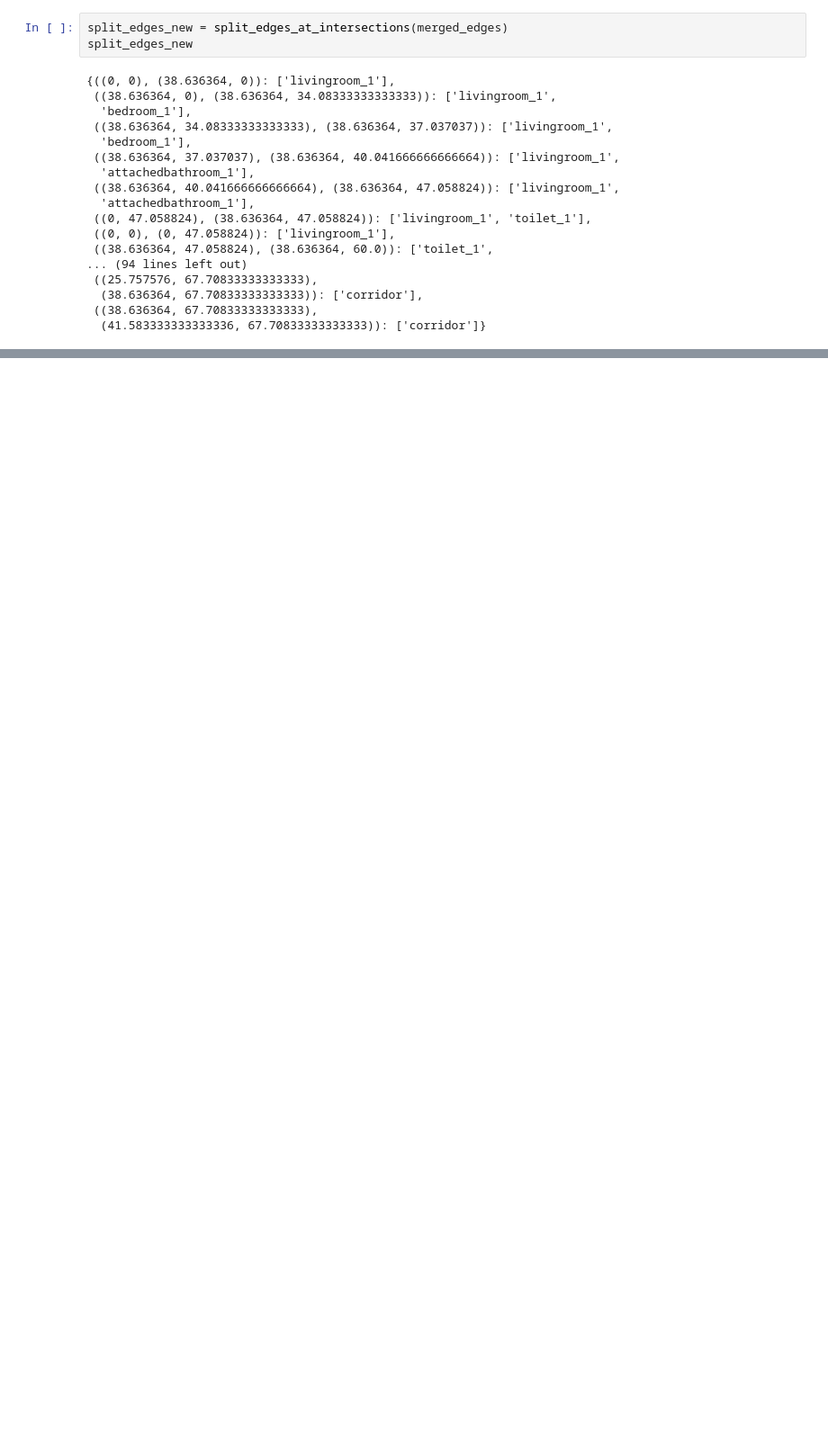
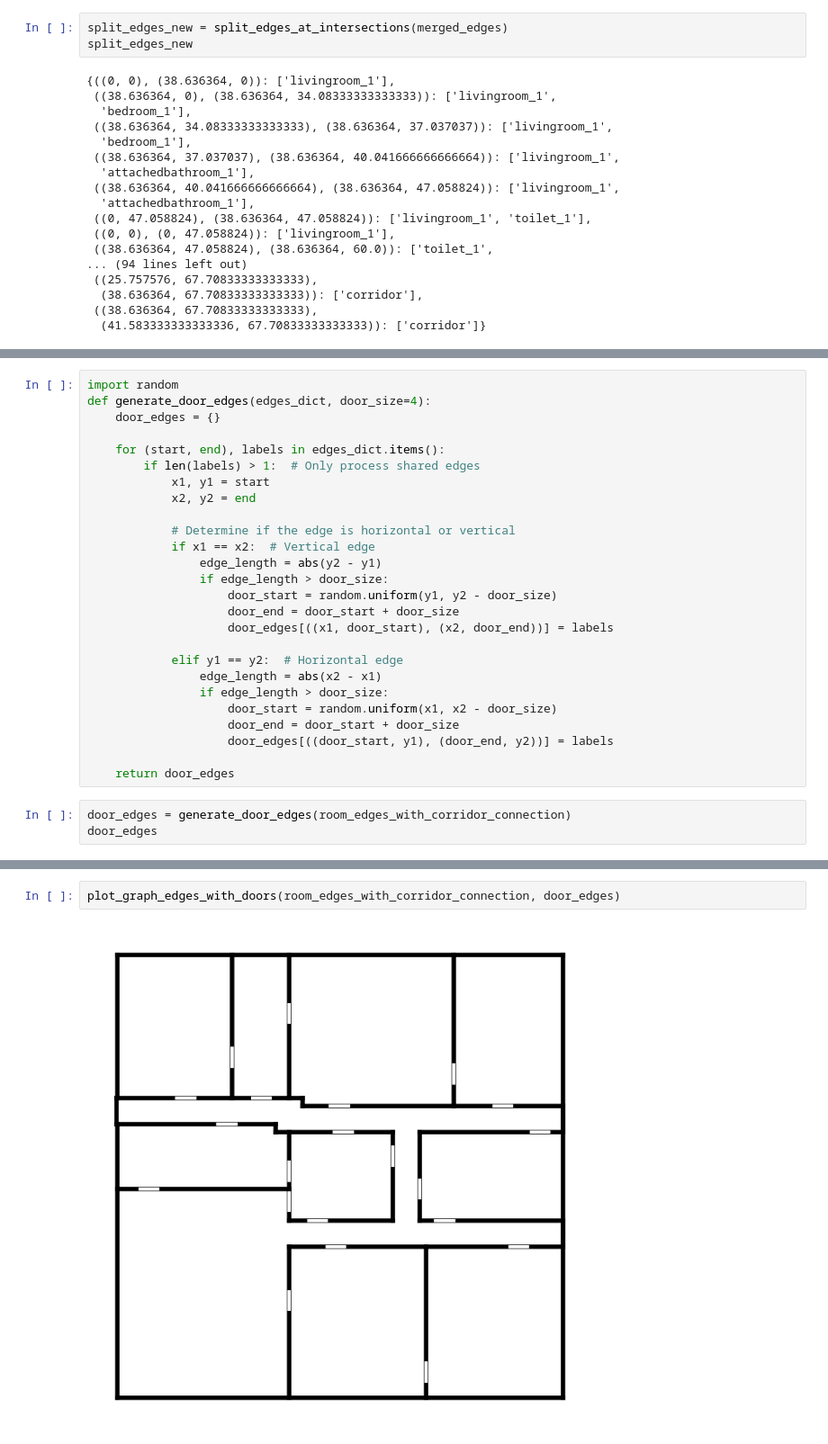
Before and after one commit to Haseeb98-Git/VoiceArchi-FYP, a Jupyter notebook: src/dummy-csp.ipynb, the cells around one changed output, grey strips where cells are left out. Shown at 90% size. Saved outputs shown, nothing was run; the diff lists cells and outputs as text; blank space fills up the shorter version.

```diff
--- a/src/dummy-csp.ipynb
+++ b/src/dummy-csp.ipynb
@@ -1580,0 +1325,29 @@ room_edges
+# %%
+import random
+def generate_door_edges(edges_dict, door_size=4):
+    door_edges = {}
+
+    for (start, end), labels in edges_dict.items():
+        if len(labels) > 1:  # Only process shared edges
+            x1, y1 = start
+            x2, y2 = end
+
+            # Determine if the edge is horizontal or vertical
+            if x1 == x2:  # Vertical edge
+                edge_length = abs(y2 - y1)
+                if edge_length > door_size:
+                    door_start = random.uniform(y1, y2 - door_size)
+                    door_end = door_start + door_size
+                    door_edges[((x1, door_start), (x2, door_end))] = labels
+
+            elif y1 == y2:  # Horizontal edge
+                edge_length = abs(x2 - x1)
+                if edge_length > door_size:
+                    door_start = random.uniform(x1, x2 - door_size)
+                    door_end = door_start + door_size
+                    door_edges[((door_start, y1), (door_end, y2))] = labels
+
+    return door_edges
+# %%
+door_edges = generate_door_edges(room_edges_with_corridor_connection)
+door_edges
@@ -1580,0 +1372,4 @@ room_edges
+# %%
+plot_graph_edges_with_doors(room_edges_with_corridor_connection, door_edges)
+# %% [output]
+[figure, added]
```
Also changed, not shown: parts of 60 cells of this notebook, 2 other files.
